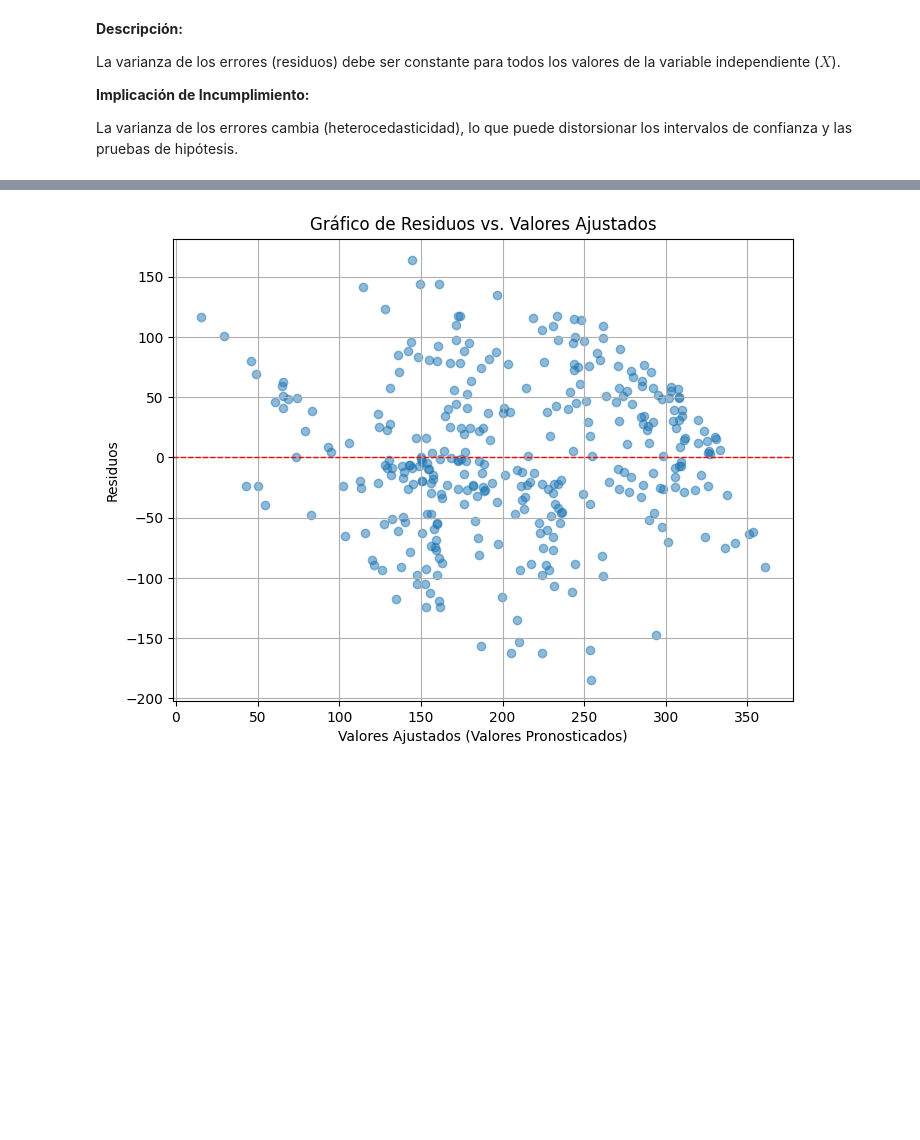
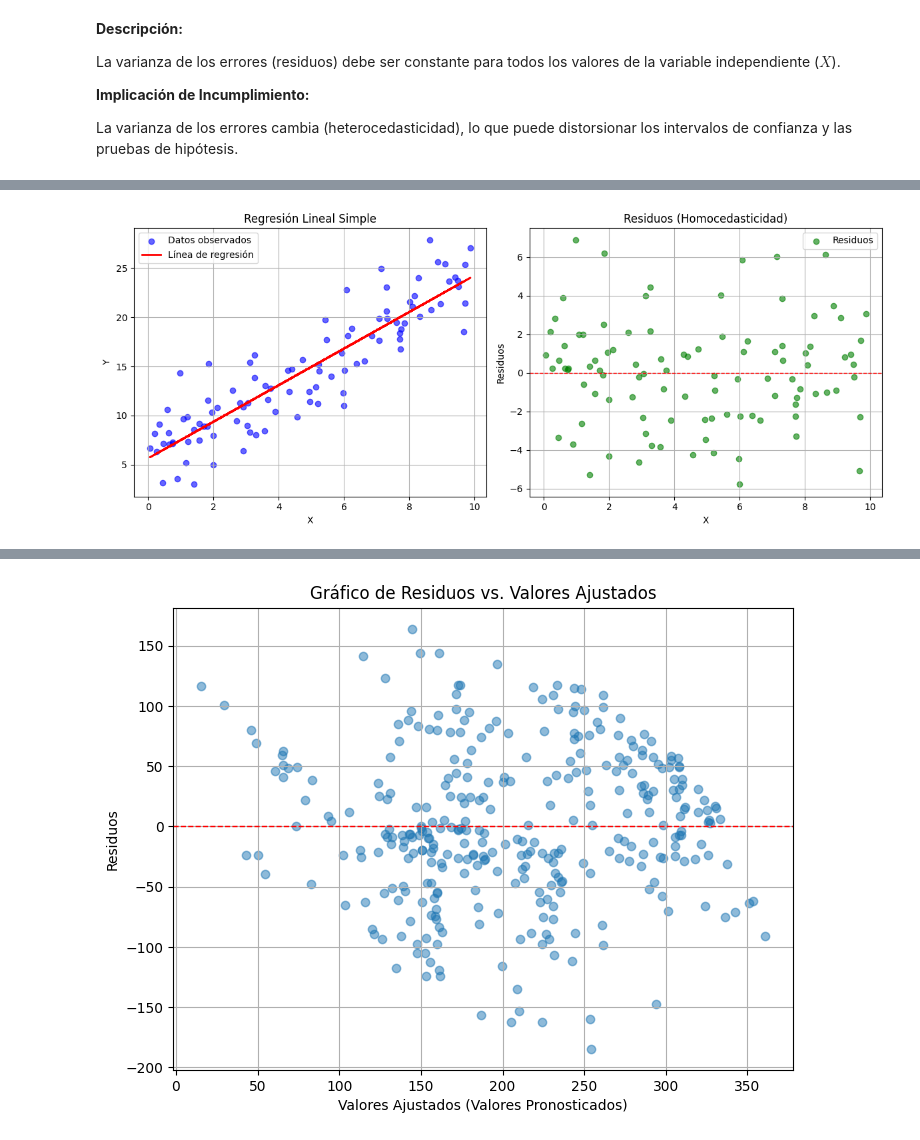
Before and after one commit to vrrp/sachabook_modulo1, a Jupyter notebook: _build/jupyter_execute/docs/sesion5-estadistica_inferencial.ipynb, the cells around one changed output, grey strips where cells are left out. Saved outputs shown, nothing was run; the diff lists cells and outputs as text; code cells hidden in the pictures; blank space fills up the shorter version.

```diff
--- a/_build/jupyter_execute/docs/sesion5-estadistica_inferencial.ipynb
+++ b/_build/jupyter_execute/docs/sesion5-estadistica_inferencial.ipynb
@@ -291,0 +416,52 @@ La varianza de los errores cambia (heterocedasticidad), lo que puede distorsiona
+# %%
+import numpy as np
+import matplotlib.pyplot as plt
+from sklearn.linear_model import LinearRegression
+
+# Fijar semilla para reproducibilidad
+np.random.seed(42)
+
+# Parámetros del modelo
+n = 100  # Número de observaciones
+beta_0 = 5  # Intercepto
+beta_1 = 2  # Pendiente
+sigma = 3  # Desviación estándar del error (homocedasticidad)
+
+# Generar datos sintéticos
+X = np.random.uniform(0, 10, n)  # Variable independiente (uniforme entre 0 y 10)
+epsilon = np.random.normal(0, sigma, n)  # Errores homocedásticos
+Y = beta_0 + beta_1 * X + epsilon  # Variable dependiente
+
+# Ajustar modelo de regresión lineal
+X_reshaped = X.reshape(-1, 1)  # Reshape para sklearn
+model = LinearRegression()
+model.fit(X_reshaped, Y)
+Y_pred = model.predict(X_reshaped)  # Valores ajustados
+residuals = Y - Y_pred  # Errores residuales
+
+# Graficar datos observados y línea de regresión
+fig, ax = plt.subplots(nrows=1, ncols=2, figsize=(12, 5))
+fig.subplots_adjust(hspace=0.06)
+
+# Gráfico 1: Datos y línea de regresión
+ax[0].scatter(X, Y, color='blue', label='Datos observados', alpha=0.6)
+ax[0].plot(X, Y_pred, color='red', label='Línea de regresión', linewidth=2)
+ax[0].set_xlabel('X')
+ax[0].set_ylabel('Y')
+ax[0].set_title('Regresión Lineal Simple')
+ax[0].legend()
+ax[0].grid(True)
+
+# Gráfico 2: Residuos para verificar homocedasticidad
+ax[1].scatter(X, residuals, color='green', label='Residuos', alpha=0.6)
+ax[1].axhline(y=0, color='red', linestyle='--', linewidth=1)
+ax[1].set_xlabel('X')
+ax[1].set_ylabel('Residuos')
+ax[1].set_title('Residuos (Homocedasticidad)')
+ax[1].legend()
+ax[1].grid(True)
+
+plt.tight_layout()
+plt.show()
+# %% [output]
+[figure, added]
```
Also changed, not shown: parts of 14 cells of this notebook, 18 other files.
